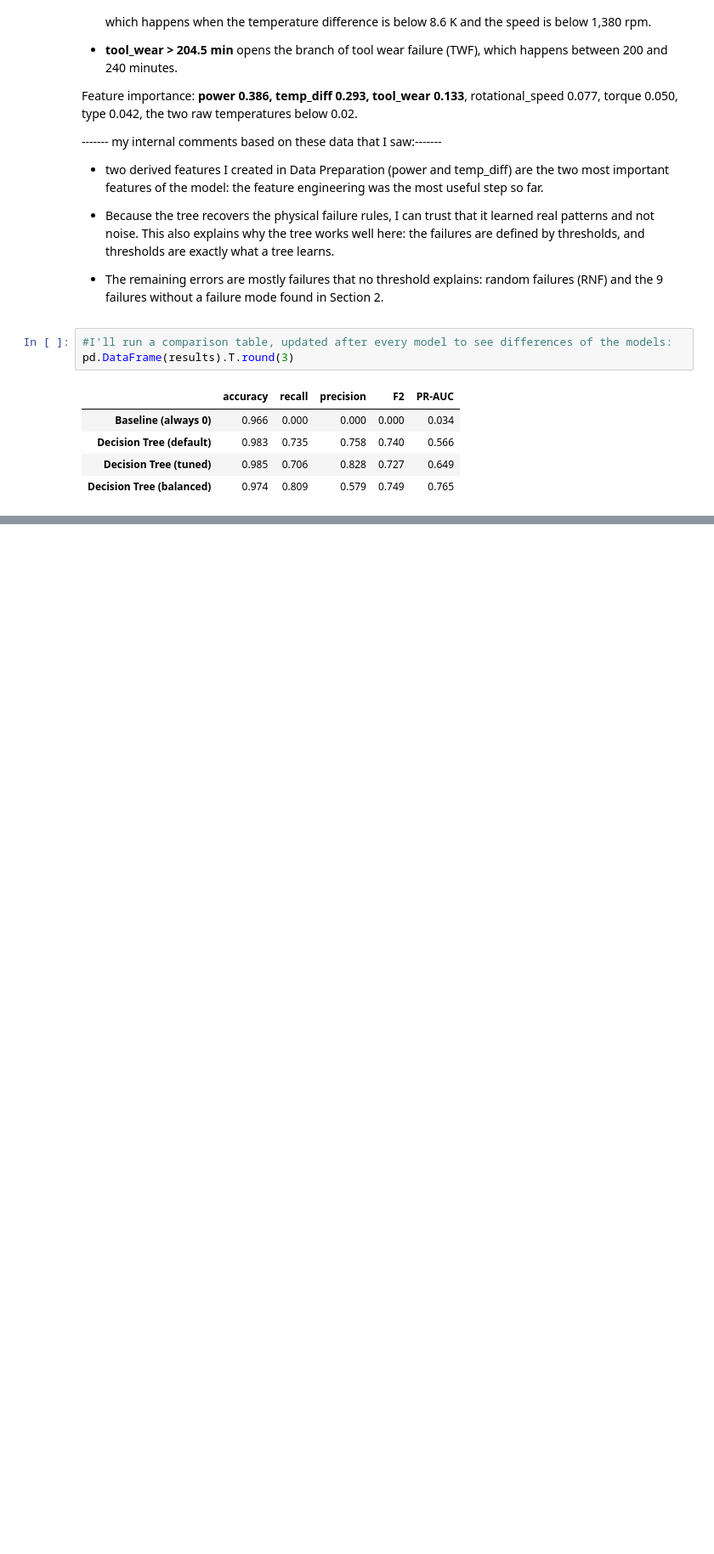
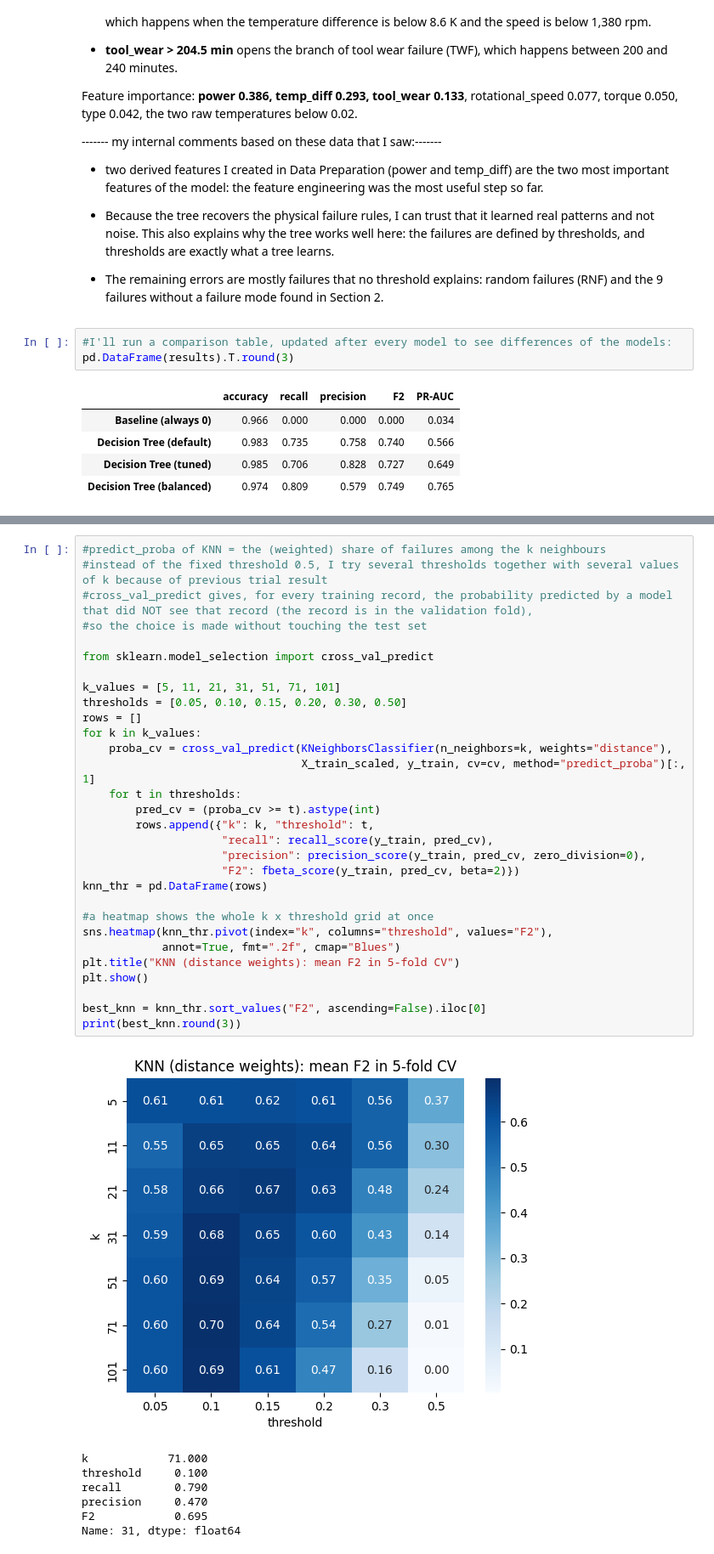
Before and after one commit to serraozkasap/ml-ai4i-predictive-maintenance, a Jupyter notebook: ai4i_predictive_maintenance.ipynb, the cells around one changed output, grey strips where cells are left out. Shown at 85% size. Cells and saved outputs as stored; diff of their text form; blank space fills up the shorter version.

```diff
--- a/ai4i_predictive_maintenance.ipynb
+++ b/ai4i_predictive_maintenance.ipynb
@@ -917,0 +1007,38 @@ pd.DataFrame(results).T.round(3)
+# %%
+#predict_proba of KNN = the (weighted) share of failures among the k neighbours
+#instead of the fixed threshold 0.5, I try several thresholds together with several values of k because of previous trial result
+#cross_val_predict gives, for every training record, the probability predicted by a model that did NOT see that record (the record is in the validation fold),
+#so the choice is made without touching the test set
+
+from sklearn.model_selection import cross_val_predict
+
+k_values = [5, 11, 21, 31, 51, 71, 101]
+thresholds = [0.05, 0.10, 0.15, 0.20, 0.30, 0.50]
+rows = []
+for k in k_values:
+    proba_cv = cross_val_predict(KNeighborsClassifier(n_neighbors=k, weights="distance"),
+                                 X_train_scaled, y_train, cv=cv, method="predict_proba")[:, 1]
+    for t in thresholds:
+        pred_cv = (proba_cv >= t).astype(int)
+        rows.append({"k": k, "threshold": t,
+                     "recall": recall_score(y_train, pred_cv),
+                     "precision": precision_score(y_train, pred_cv, zero_division=0),
+                     "F2": fbeta_score(y_train, pred_cv, beta=2)})
+knn_thr = pd.DataFrame(rows)
+
+#a heatmap shows the whole k x threshold grid at once
+sns.heatmap(knn_thr.pivot(index="k", columns="threshold", values="F2"),
+            annot=True, fmt=".2f", cmap="Blues")
+plt.title("KNN (distance weights): mean F2 in 5-fold CV")
+plt.show()
+
+best_knn = knn_thr.sort_values("F2", ascending=False).iloc[0]
+print(best_knn.round(3))
+# %% [output]
+[figure, added]
+k            71.000
+threshold     0.100
+recall        0.790
+precision     0.470
+F2            0.695
+Name: 31, dtype: float64
```
Also changed, not shown: parts of 8 cells of this notebook.
